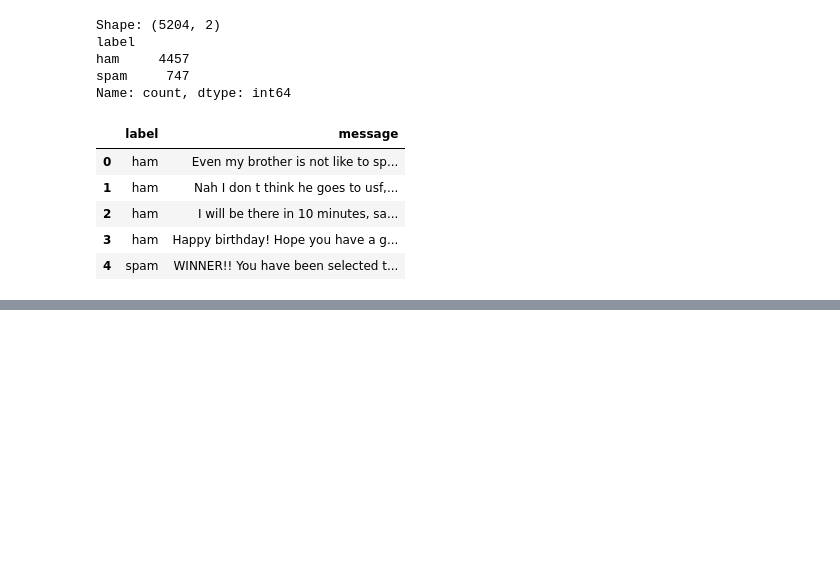
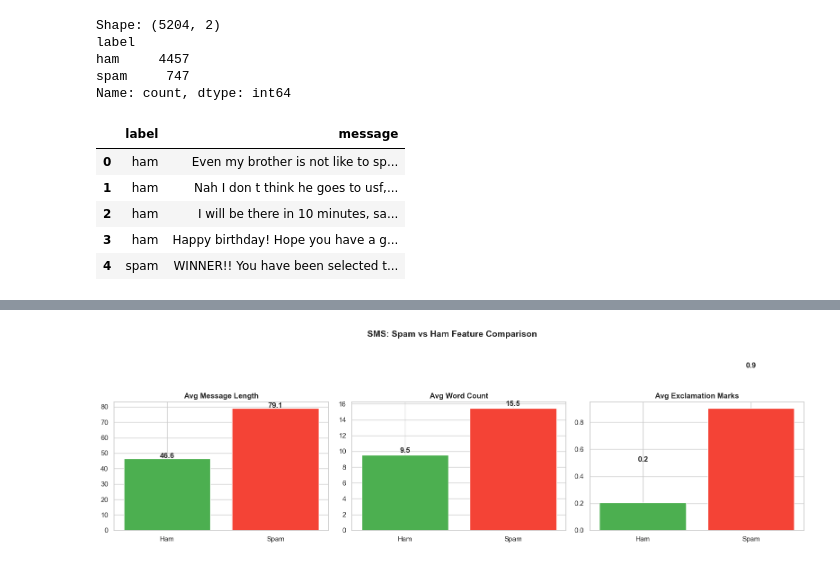
Before and after one commit to Kidrah-kun/spam-detector, a Jupyter notebook: notebooks/Phase1_Data_Exploration.ipynb, the cells around one changed output, grey strips where cells are left out. Cells and saved outputs as stored; diff of their text form; code cells hidden in the pictures; blank space fills up the shorter version.

```diff
--- a/notebooks/Phase1_Data_Exploration.ipynb
+++ b/notebooks/Phase1_Data_Exploration.ipynb
@@ -113,0 +212,19 @@ Name: count, dtype: int64
+# %%
+fig, axes = plt.subplots(1, 3, figsize=(16,5))
+feats  = ['msg_length','word_count','num_exclaim']
+titles = ['Avg Message Length','Avg Word Count','Avg Exclamation Marks']
+
+for i,(feat,title) in enumerate(zip(feats,titles)):
+    vals = df_sms.groupby('label')[feat].mean()
+    axes[i].bar(['Ham','Spam'],[vals['ham'],vals['spam']],
+                color=['#4CAF50','#F44336'], edgecolor='white')
+    axes[i].set_title(title, fontweight='bold')
+    for j,v in enumerate([vals['ham'],vals['spam']]):
+        axes[i].text(j, v+0.3, f'{v:.1f}', ha='center', fontweight='bold')
+
+plt.suptitle('SMS: Spam vs Ham Feature Comparison', fontsize=14, fontweight='bold')
+plt.tight_layout()
+plt.savefig('../reports/phase1_features.png', dpi=150, bbox_inches='tight')
+plt.show()
+# %% [output]
+[figure, added]
```
Also changed, not shown: parts of 7 cells of this notebook, 14 other files.
